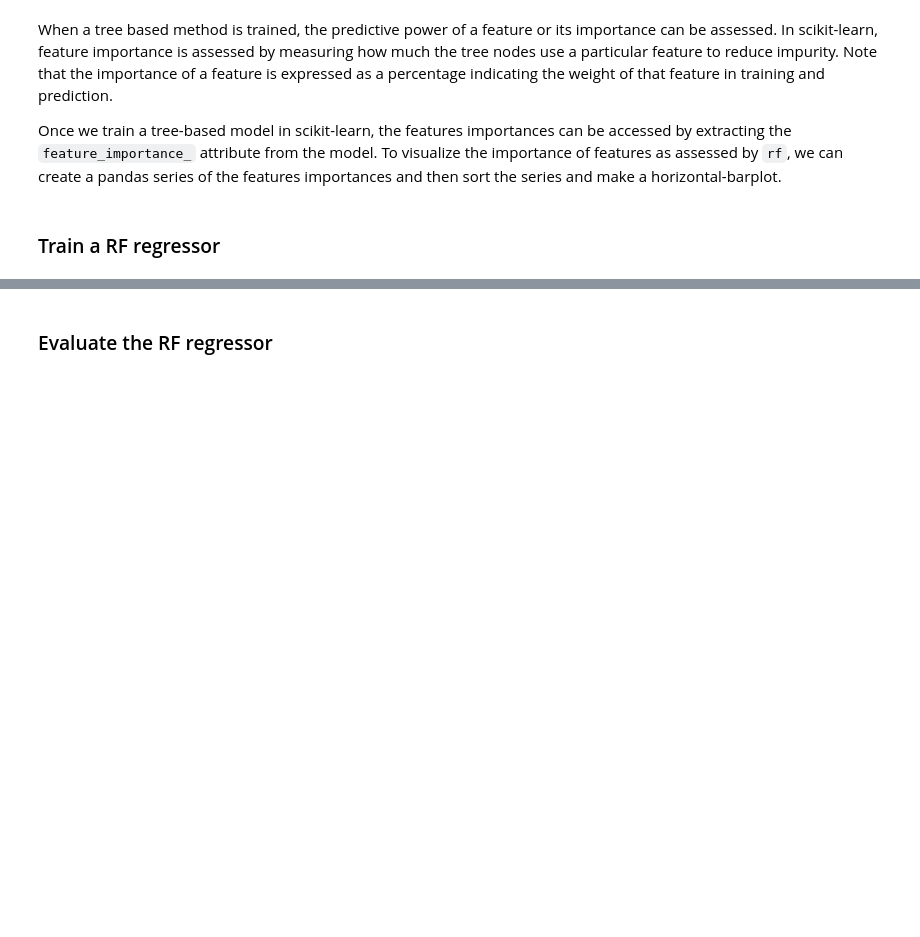
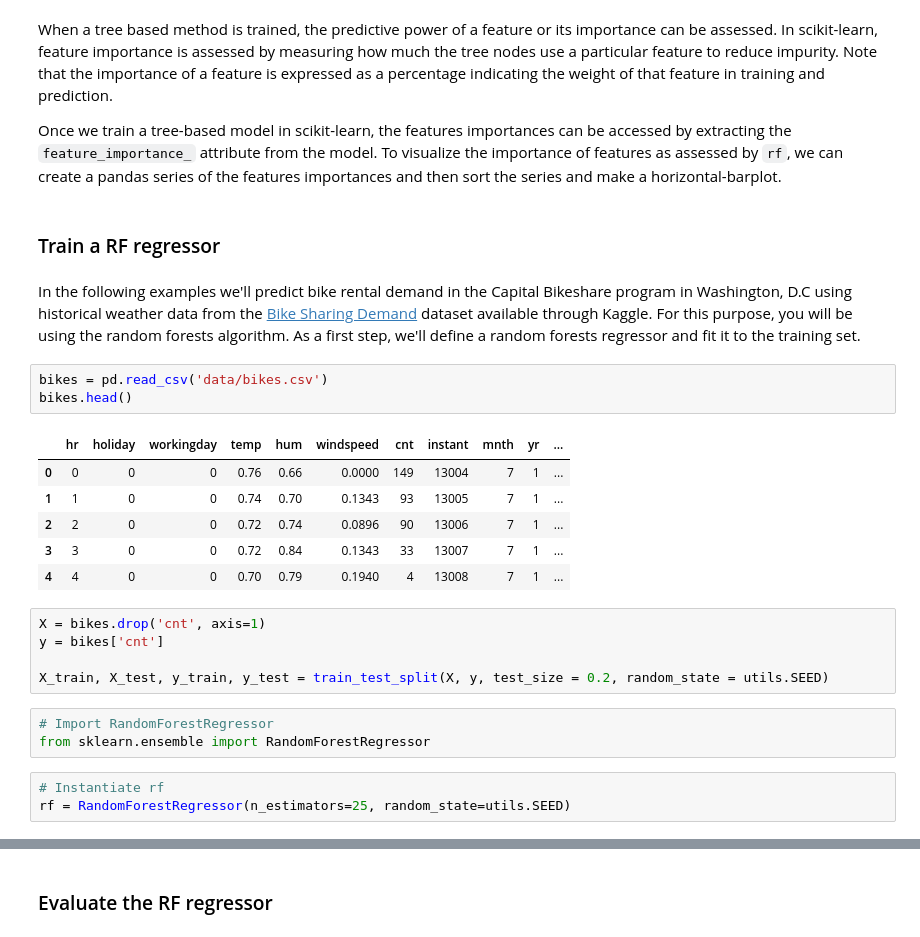
Before and after one commit to ML-Challenge/week3-supervised-learning, a Jupyter notebook: L4.Tree-Based Models.ipynb, the cells around one changed output, grey strips where cells are left out. Saved outputs shown, nothing was run; the diff lists cells and outputs as text; blank space fills up the shorter version.

```diff
--- a/L4.Tree-Based Models.ipynb
+++ b/L4.Tree-Based Models.ipynb
@@ -518,3 +868,26 @@ When a tree based method is trained, the predictive power of a feature or its im
 Once we train a tree-based model in scikit-learn, the features importances can be accessed by extracting the `feature_importance_` attribute from the model. To visualize the importance of features as assessed by `rf`, we can create a pandas series of the features importances and then sort the series and make a horizontal-barplot.
 # %% [markdown]
 ### Train a RF regressor
+# %% [markdown]
+In the following examples we'll predict bike rental demand in the Capital Bikeshare program in Washington, D.C using historical weather data from the [Bike Sharing Demand](https://www.kaggle.com/c/bike-sharing-demand) dataset available through Kaggle. For this purpose, you will be using the random forests algorithm. As a first step, we'll define a random forests regressor and fit it to the training set.
+# %%
+bikes = pd.read_csv('data/bikes.csv')
+bikes.head()
+# %% [output]
+|  | hr | holiday | workingday | temp | hum | windspeed | cnt | instant | mnth | yr | ... |
+| 0 | 0 | 0 | 0 | 0.76 | 0.66 | 0.0000 | 149 | 13004 | 7 | 1 | ... |
+| 1 | 1 | 0 | 0 | 0.74 | 0.70 | 0.1343 | 93 | 13005 | 7 | 1 | ... |
+| 2 | 2 | 0 | 0 | 0.72 | 0.74 | 0.0896 | 90 | 13006 | 7 | 1 | ... |
+| 3 | 3 | 0 | 0 | 0.72 | 0.84 | 0.1343 | 33 | 13007 | 7 | 1 | ... |
+| 4 | 4 | 0 | 0 | 0.70 | 0.79 | 0.1940 | 4 | 13008 | 7 | 1 | ... |
+# %%
+X = bikes.drop('cnt', axis=1)
+y = bikes['cnt']
+
+X_train, X_test, y_train, y_test = train_test_split(X, y, test_size = 0.2, random_state = utils.SEED)
+# %%
+# Import RandomForestRegressor
+from sklearn.ensemble import RandomForestRegressor
+# %%
+# Instantiate rf
+rf = RandomForestRegressor(n_estimators=25, random_state=utils.SEED)
```
Also changed, not shown: parts of 151 cells of this notebook, 1 other file.
